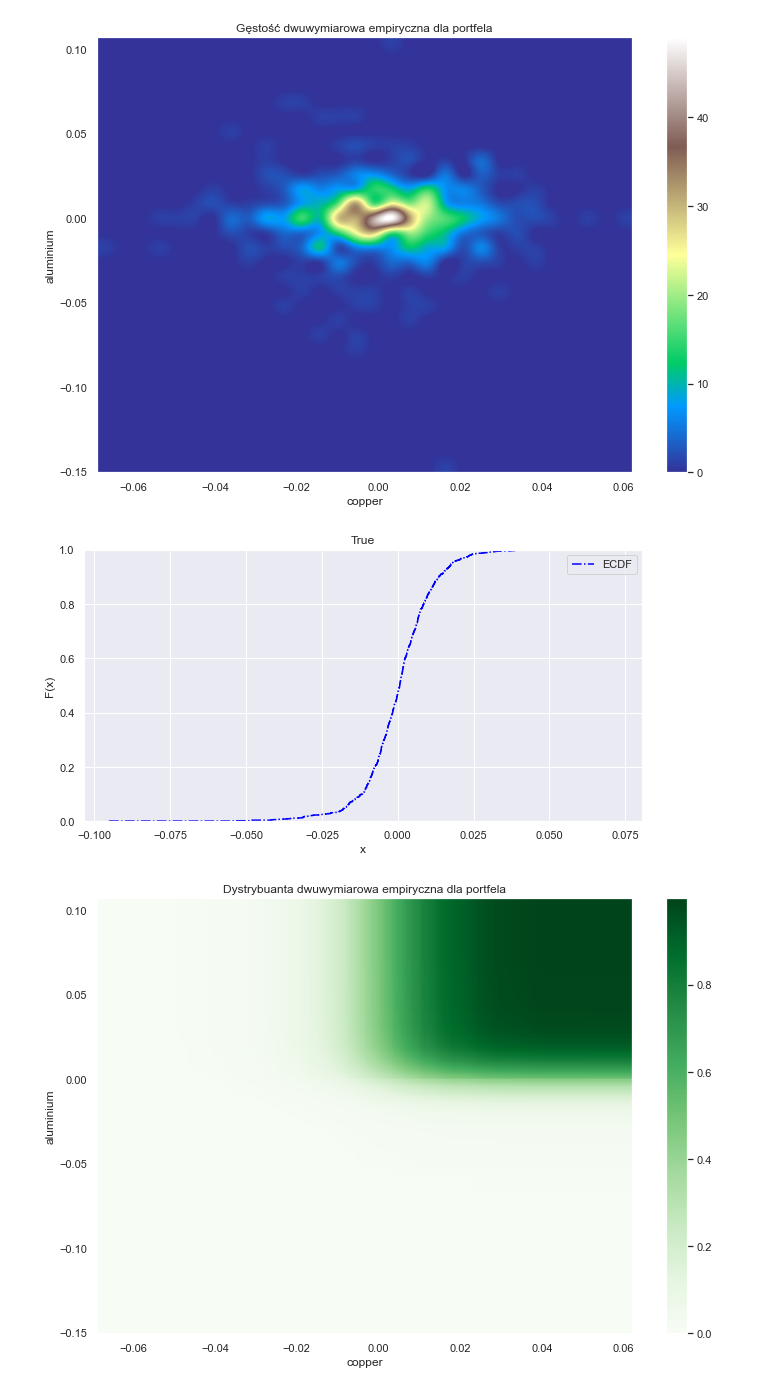
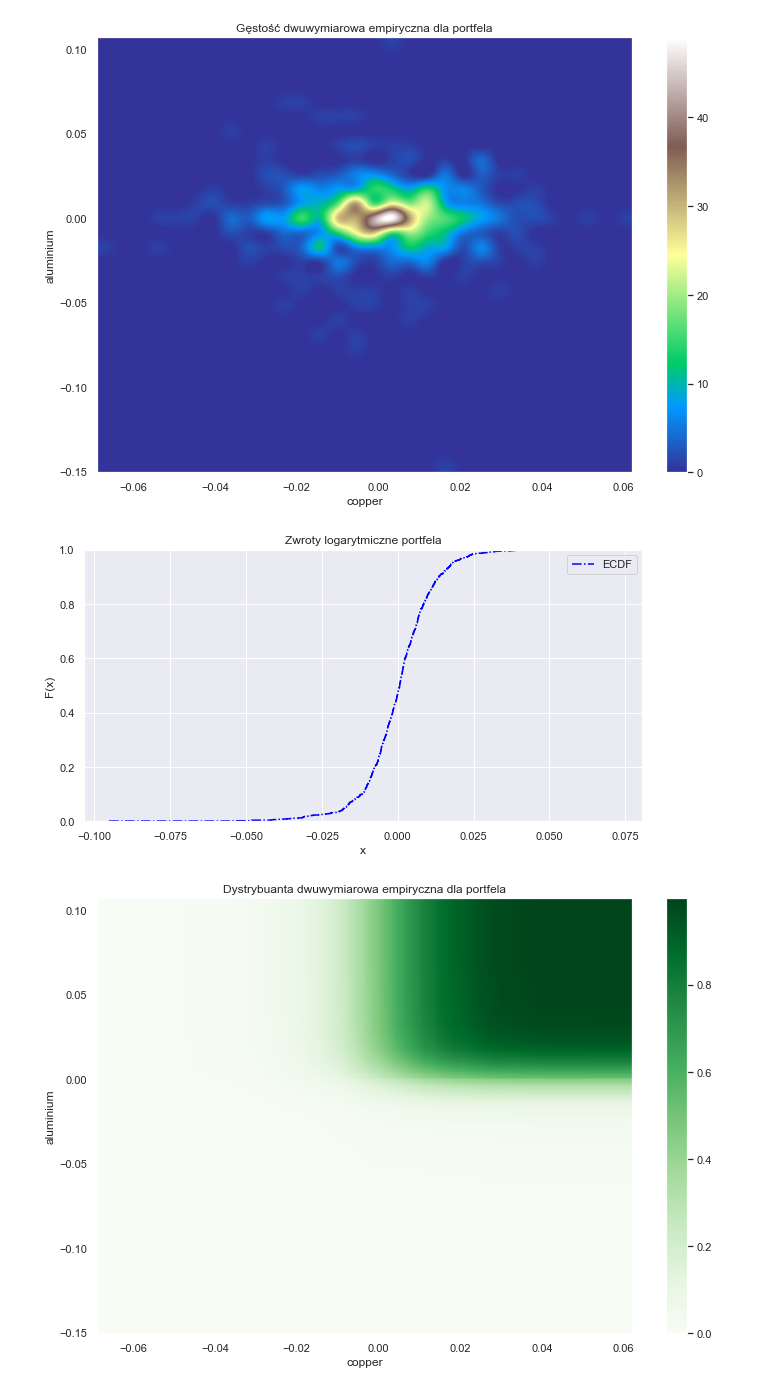
Before and after one commit to Szymex49/NVIDIA_risk_management, a Jupyter notebook: Prezentacja_2.ipynb, the cells around one changed output. Cells and saved outputs as stored; diff of their text form; code cells hidden in the pictures.

```diff
--- a/Prezentacja_2.ipynb
+++ b/Prezentacja_2.ipynb
@@ -315,9 +320,9 @@ cbar.ax.set_ylabel('')
 Text(0, 0.5, '')
 [figure]
 # %%
-cdf(port, '')
+cdf(port, 'Zwroty logarytmiczne portfela', True)
 # %% [output]
-[figure, old version]
+[figure, new version]
 # %%
 def cdf_2d(x, y):
     try:
```
Also changed, not shown: parts of 11 cells of this notebook.
